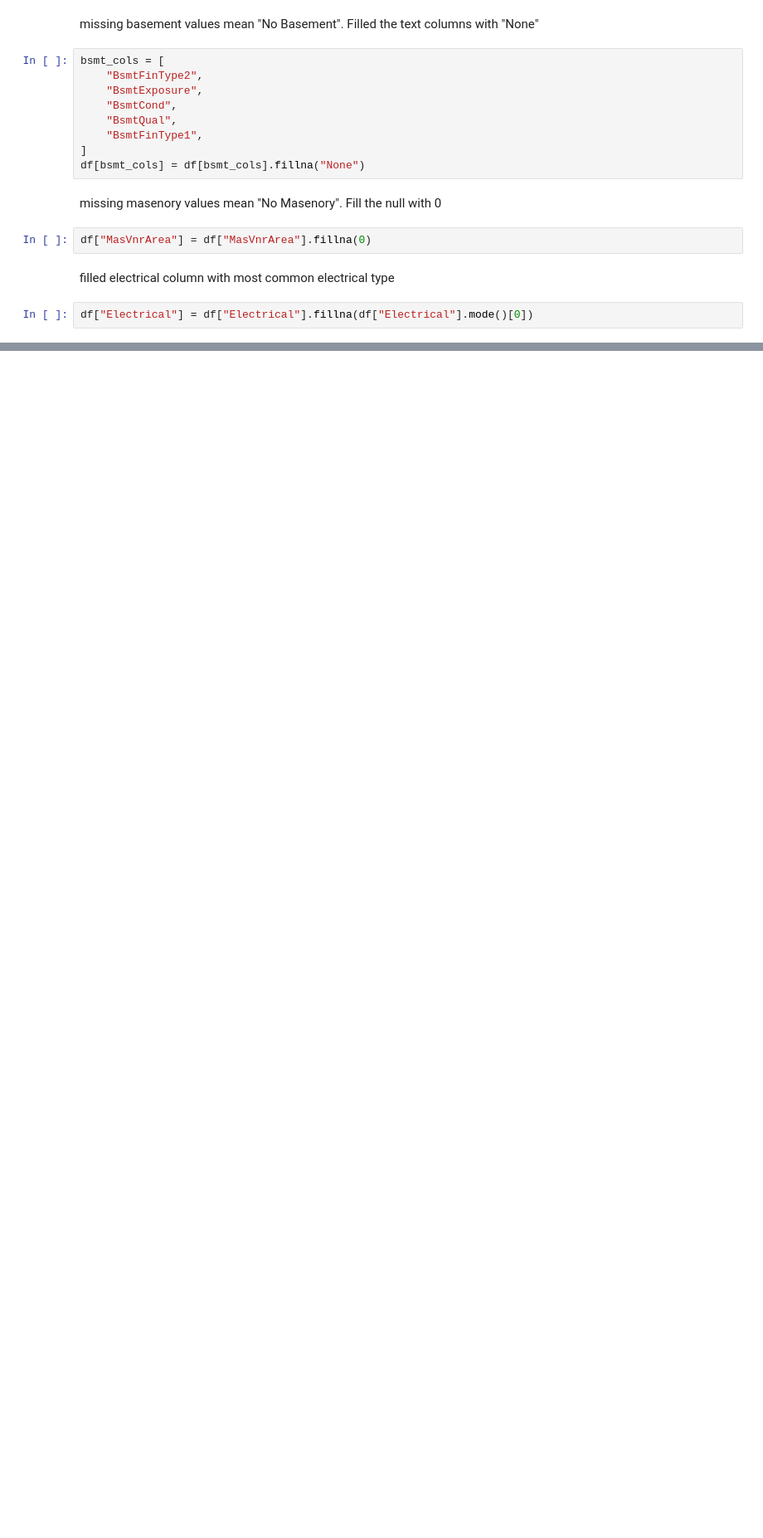
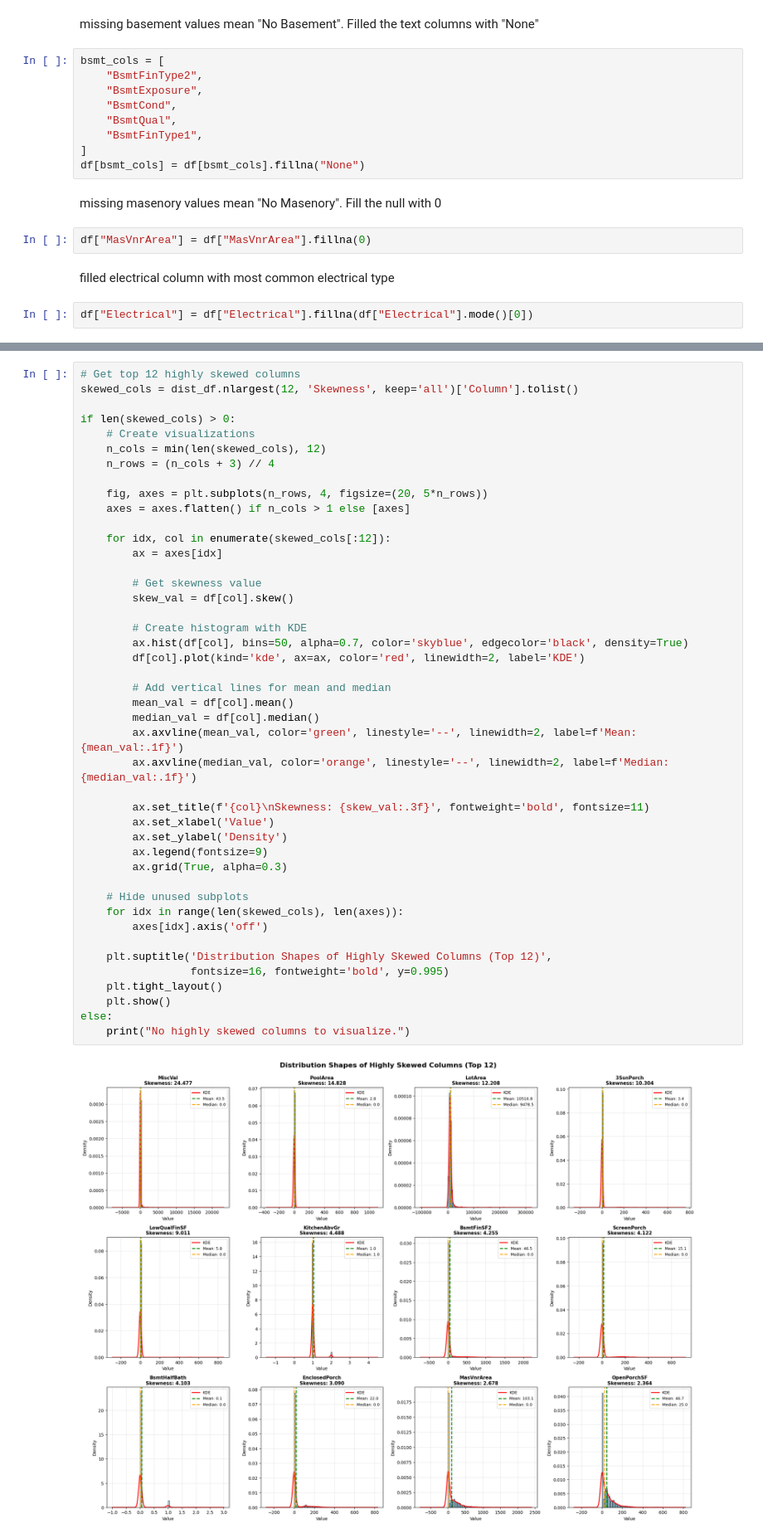
Before and after one commit to Dreamix-Hub/EDA_projects, a Jupyter notebook: house_price_prediction_eda.ipynb, the cells around one changed output, grey strips where cells are left out. Shown at 83% size. Saved outputs shown, nothing was run; the diff lists cells and outputs as text; blank space fills up the shorter version.

```diff
--- a/house_price_prediction_eda.ipynb
+++ b/house_price_prediction_eda.ipynb
@@ -227,0 +420,46 @@ df["Electrical"] = df["Electrical"].fillna(df["Electrical"].mode()[0])
+# %%
+# Get top 12 highly skewed columns
+skewed_cols = dist_df.nlargest(12, 'Skewness', keep='all')['Column'].tolist()
+
+if len(skewed_cols) > 0:
+    # Create visualizations
+    n_cols = min(len(skewed_cols), 12)
+    n_rows = (n_cols + 3) // 4
+
+    fig, axes = plt.subplots(n_rows, 4, figsize=(20, 5*n_rows))
+    axes = axes.flatten() if n_cols > 1 else [axes]
+
+    for idx, col in enumerate(skewed_cols[:12]):
+        ax = axes[idx]
+
+        # Get skewness value
+        skew_val = df[col].skew()
+
+        # Create histogram with KDE
+        ax.hist(df[col], bins=50, alpha=0.7, color='skyblue', edgecolor='black', density=True)
+        df[col].plot(kind='kde', ax=ax, color='red', linewidth=2, label='KDE')
+
+        # Add vertical lines for mean and median
+        mean_val = df[col].mean()
+        median_val = df[col].median()
+        ax.axvline(mean_val, color='green', linestyle='--', linewidth=2, label=f'Mean: {mean_val:.1f}')
+        ax.axvline(median_val, color='orange', linestyle='--', linewidth=2, label=f'Median: {median_val:.1f}')
+
+        ax.set_title(f'{col}\nSkewness: {skew_val:.3f}', fontweight='bold', fontsize=11)
+        ax.set_xlabel('Value')
+        ax.set_ylabel('Density')
+        ax.legend(fontsize=9)
+        ax.grid(True, alpha=0.3)
+
+    # Hide unused subplots
+    for idx in range(len(skewed_cols), len(axes)):
+        axes[idx].axis('off')
+
+    plt.suptitle('Distribution Shapes of Highly Skewed Columns (Top 12)',
+                 fontsize=16, fontweight='bold', y=0.995)
+    plt.tight_layout()
+    plt.show()
+else:
+    print("No highly skewed columns to visualize.")
+# %% [output]
+[figure, added]
```
Also changed, not shown: parts of 11 cells of this notebook.
